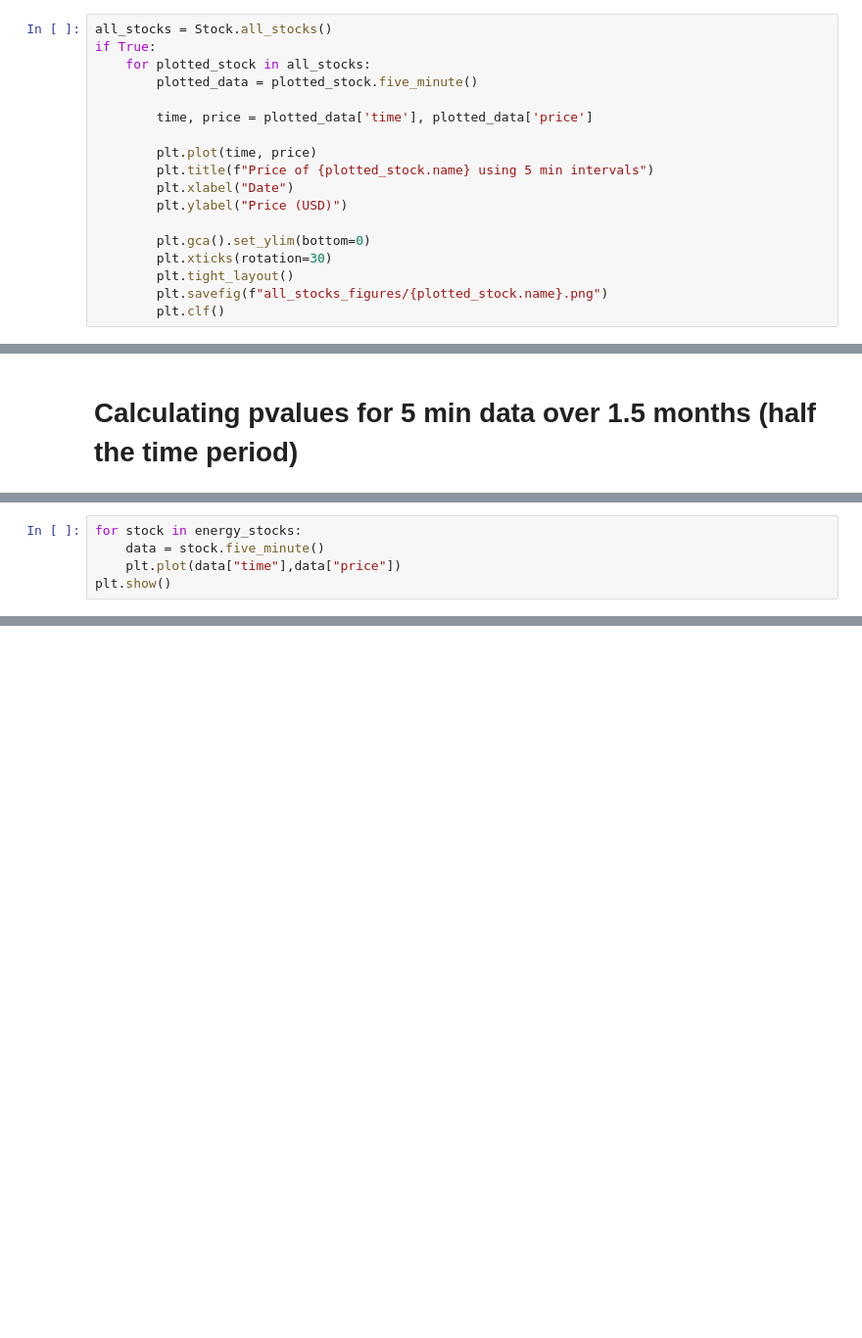
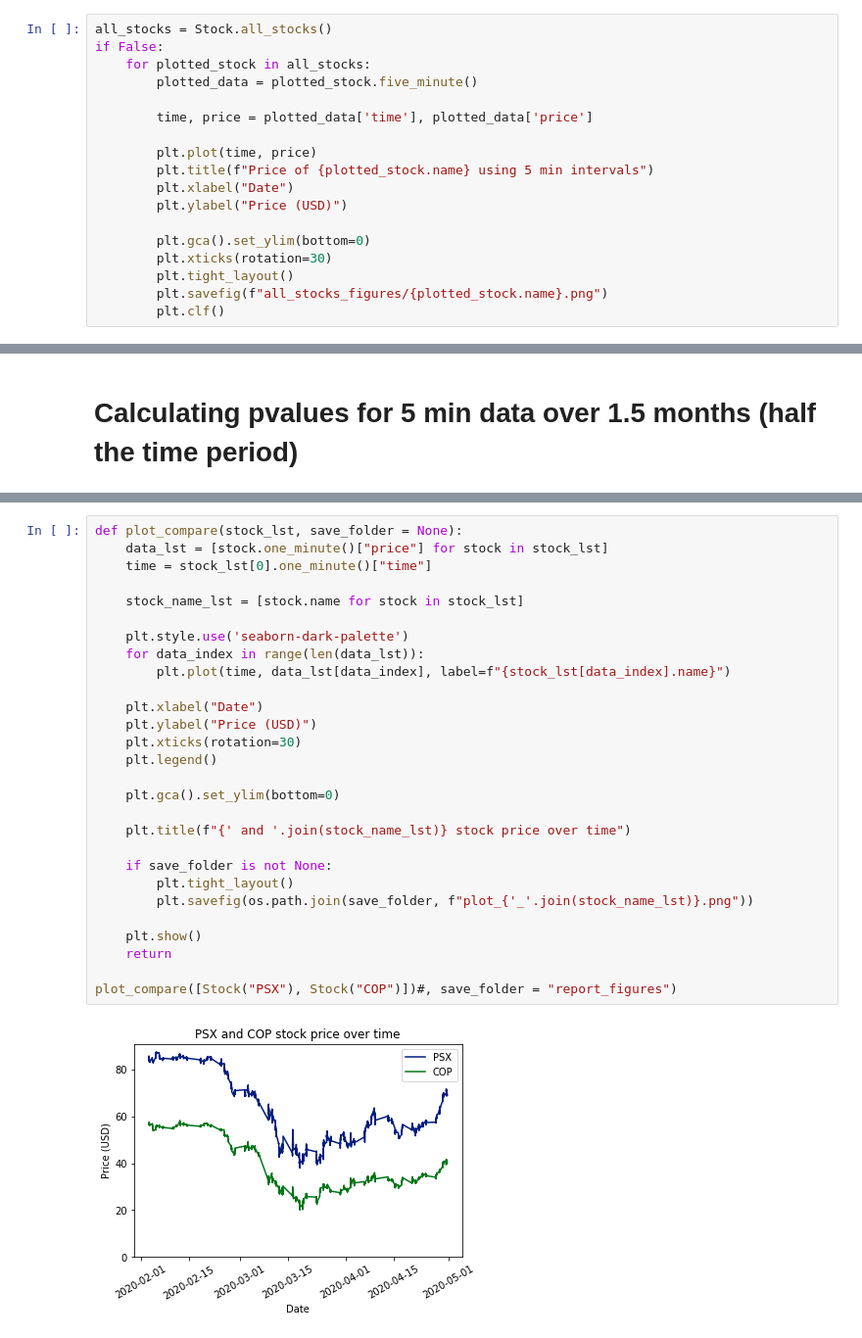
Before and after one commit to VeckoTheGecko/QFin-Pairs-trading, a Jupyter notebook: Cointegration analysis.ipynb, the cells around one changed output, grey strips where cells are left out. Shown at 98% size. Saved outputs shown, nothing was run; the diff lists cells and outputs as text; blank space fills up the shorter version.

```diff
--- a/Cointegration analysis.ipynb
+++ b/Cointegration analysis.ipynb
@@ -24,7 +25,7 @@ INDUSTRIES = BY_INDUSTRY.keys()
 plt.style.use('seaborn-dark-palette')
 # %%
 all_stocks = Stock.all_stocks()
-if True:
+if False:
     for plotted_stock in all_stocks:
         plotted_data = plotted_stock.five_minute()
 
@@ -121,5 +54,0 @@ for row_index in range(len(above_thresh)):
-# %%
-for stock in energy_stocks:
-    data = stock.five_minute()
-    plt.plot(data["time"],data["price"])
-plt.show()
@@ -125,0 +206,30 @@ plt.show()
+# %%
+def plot_compare(stock_lst, save_folder = None):
+    data_lst = [stock.one_minute()["price"] for stock in stock_lst]
+    time = stock_lst[0].one_minute()["time"]
+
+    stock_name_lst = [stock.name for stock in stock_lst]
+
+    plt.style.use('seaborn-dark-palette')
+    for data_index in range(len(data_lst)):
+        plt.plot(time, data_lst[data_index], label=f"{stock_lst[data_index].name}")
+
+    plt.xlabel("Date")
+    plt.ylabel("Price (USD)")
+    plt.xticks(rotation=30)
+    plt.legend()
+
+    plt.gca().set_ylim(bottom=0)
+
+    plt.title(f"{' and '.join(stock_name_lst)} stock price over time")
+
+    if save_folder is not None:
+        plt.tight_layout()
+        plt.savefig(os.path.join(save_folder, f"plot_{'_'.join(stock_name_lst)}.png"))
+
+    plt.show()
+    return
+
+plot_compare([Stock("PSX"), Stock("COP")])#, save_folder = "report_figures")
+# %% [output]
+[figure, added]
```
Also changed, not shown: parts of 23 cells of this notebook, 35 other files.
